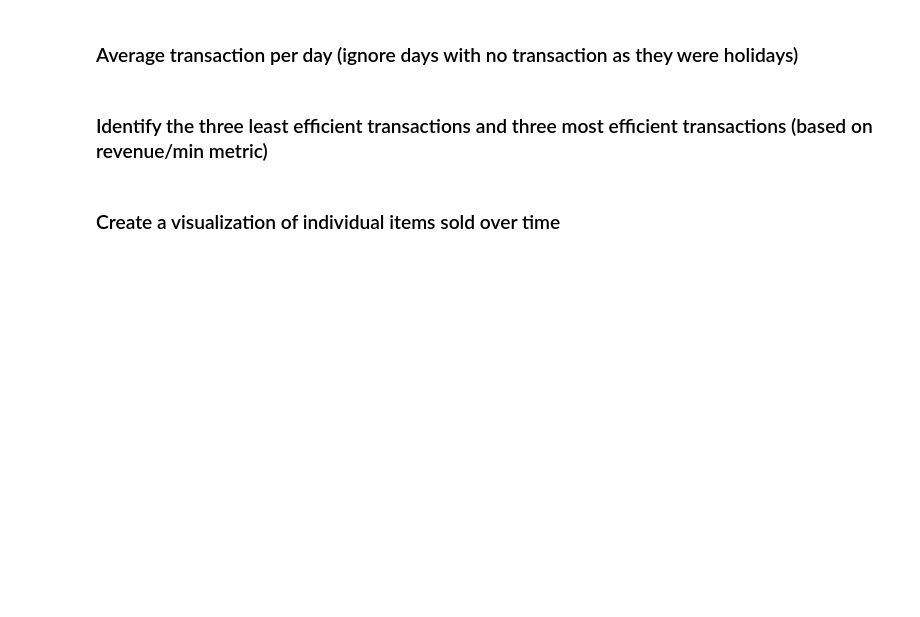
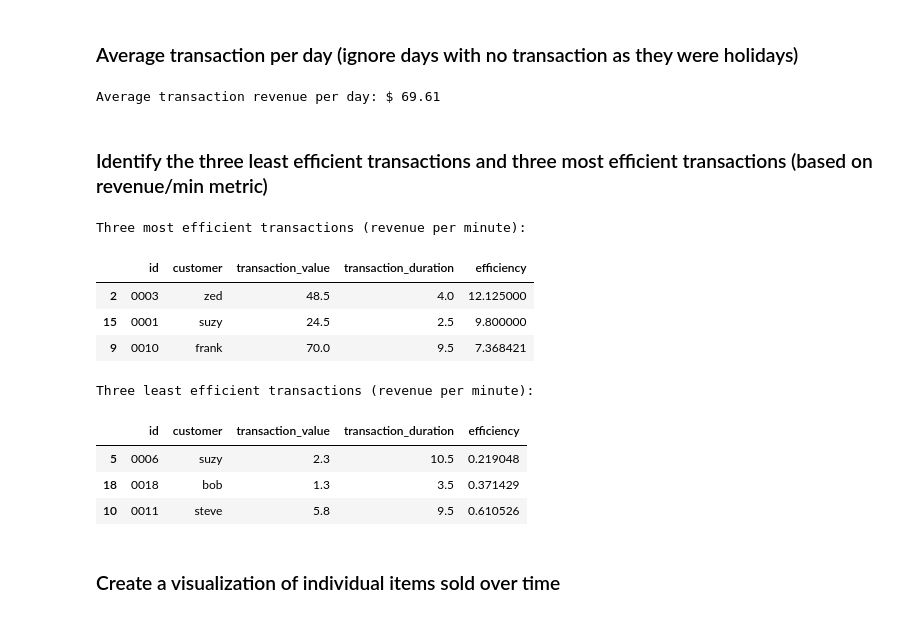
Before and after one commit to swapnilbotu/FLCMLBootcamp25Swapnil, a Jupyter notebook: 4_DataScience_TakeHome.ipynb, the cells around one changed output. Saved outputs shown, nothing was run; the diff lists cells and outputs as text; code cells hidden in the pictures; blank space fills up the shorter version.

```diff
--- a/4_DataScience_TakeHome.ipynb
+++ b/4_DataScience_TakeHome.ipynb
@@ -97,0 +96,14 @@ except (ValueError, KeyError) as e:
+# %%
+# Create a lookup for unit costs by item
+unit_cost_dict = inventory_df.set_index('item')['unit_cost'].to_dict()
+
+def compute_transaction_value(qty_dict):
+    total = 0
+    for item, qty in qty_dict.items():
+        total += qty * unit_cost_dict.get(item, 0)
+    return total
+
+# Compute transaction value for each transaction
+transaction_df['transaction_value'] = transaction_df['quantities'].apply(compute_transaction_value)
+
+print("Total value of prior transactions: $", round(transaction_df['transaction_value'].sum(), 2))
@@ -110,2 +161,15 @@ except (ValueError, KeyError) as e:
+# %%
+
+# Convert the date column from list to datetime
+transaction_df['date'] = transaction_df['date'].apply(lambda d: pd.Timestamp(year=d[0], month=d[1], day=d[2]))
+
+# Group by date and calculate total transaction value per day
+daily_transaction_value = transaction_df.groupby('date')['transaction_value'].sum()
+
+# Compute the average of daily totals (only days with transactions)
+average_daily_value = daily_transaction_value.mean()
+print("Average transaction revenue per day: $", round(average_daily_value, 2))
+# %% [output]
+Average transaction revenue per day: $ 69.61
 # %% [markdown]
 ### Identify the three least efficient transactions and three most efficient transactions (based on revenue/min metric)
@@ -114,2 +176,32 @@ except (ValueError, KeyError) as e:
+# %%
+# Write code here...
+# Ensure the transaction_duration column is numeric
+transaction_df['transaction_duration'] = pd.to_numeric(transaction_df['transaction_duration'], errors='coerce')
+
+# Now compute efficiency as revenue per minute (using true division)
+transaction_df['efficiency'] = transaction_df['transaction_value'] / transaction_df['transaction_duration']
+
+# Identify the three most efficient transactions
+most_efficient = transaction_df.nlargest(3, 'efficiency')
+
+# Identify the three least efficient transactions
+least_efficient = transaction_df.nsmallest(3, 'efficiency')
+
+print("Three most efficient transactions (revenue per minute):")
+display(most_efficient[['id', 'customer', 'transaction_value', 'transaction_duration', 'efficiency']])
+
+print("Three least efficient transactions (revenue per minute):")
+display(least_efficient[['id', 'customer', 'transaction_value', 'transaction_duration', 'efficiency']])
+# %% [output]
+Three most efficient transactions (revenue per minute):
+|  | id | customer | transaction_value | transaction_duration | efficiency |
+| 2 | 0003 | zed | 48.5 | 4.0 | 12.125000 |
+| 15 | 0001 | suzy | 24.5 | 2.5 | 9.800000 |
+| 9 | 0010 | frank | 70.0 | 9.5 | 7.368421 |
+Three least efficient transactions (revenue per minute):
+|  | id | customer | transaction_value | transaction_duration | efficiency |
+| 5 | 0006 | suzy | 2.3 | 10.5 | 0.219048 |
+| 18 | 0018 | bob | 1.3 | 3.5 | 0.371429 |
+| 10 | 0011 | steve | 5.8 | 9.5 | 0.610526 |
 # %% [markdown]
 ### Create a visualization of individual items sold over time
```
Also changed, not shown: parts of 12 cells of this notebook.
